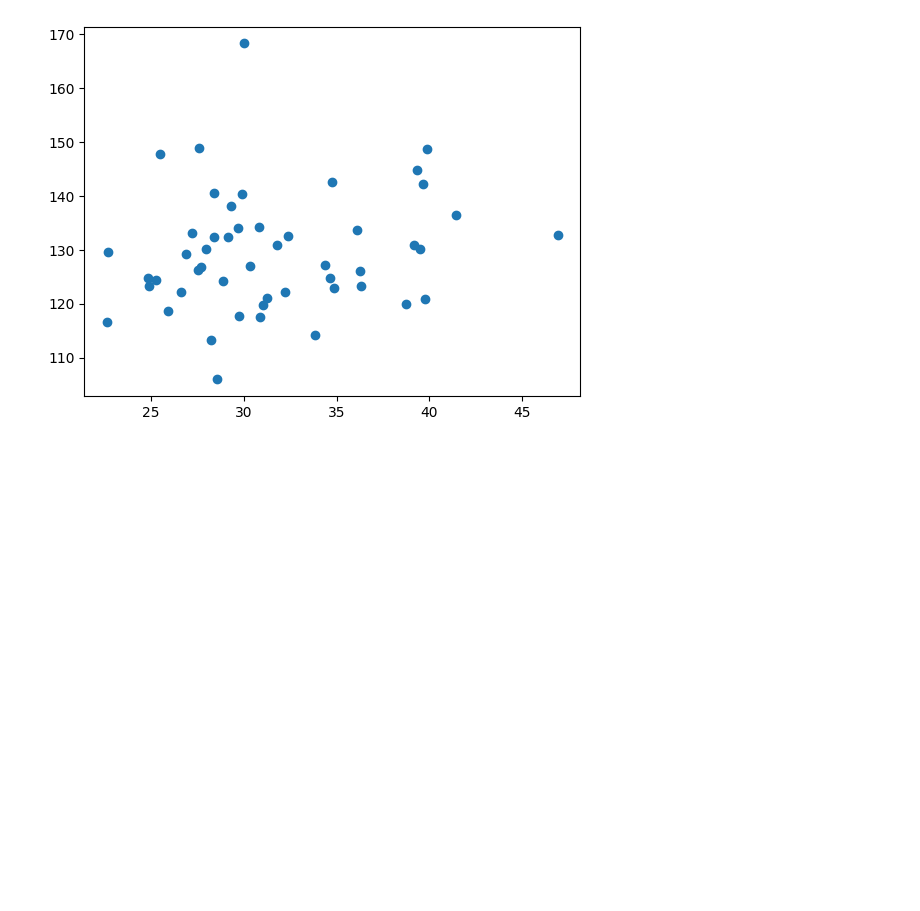
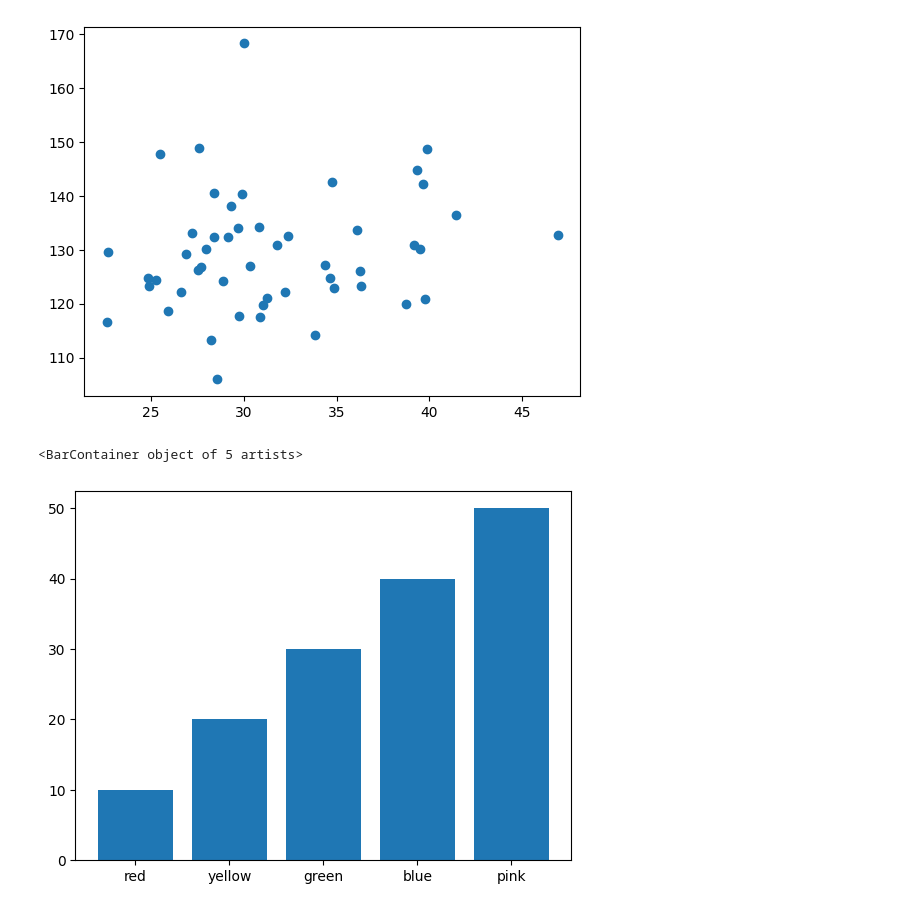
Before and after one commit to Abhinav09062005/python-, a Jupyter notebook: chapter4/mathplotlib.ipynb, the cells around one changed output. Cells and saved outputs as stored; diff of their text form; code cells hidden in the pictures; blank space fills up the shorter version.

```diff
--- a/chapter4/mathplotlib.ipynb
+++ b/chapter4/mathplotlib.ipynb
@@ -147,3 +147,12 @@ plt.plot(df['avg'],df['strike_rate'],'o')
 # %% [output]
 [<matplotlib.lines.Line2D at 0x...>]
 [figure]
+# %%
+#bar chart
+# single bar chart
+children=[10,20,30,40,50]
+colors=['red','yellow','green','blue','pink']
+plt.bar(colors,children)
+# %% [output]
+<BarContainer object of 5 artists>
+[figure, added]
```
Also changed, not shown: parts of 4 cells of this notebook.
